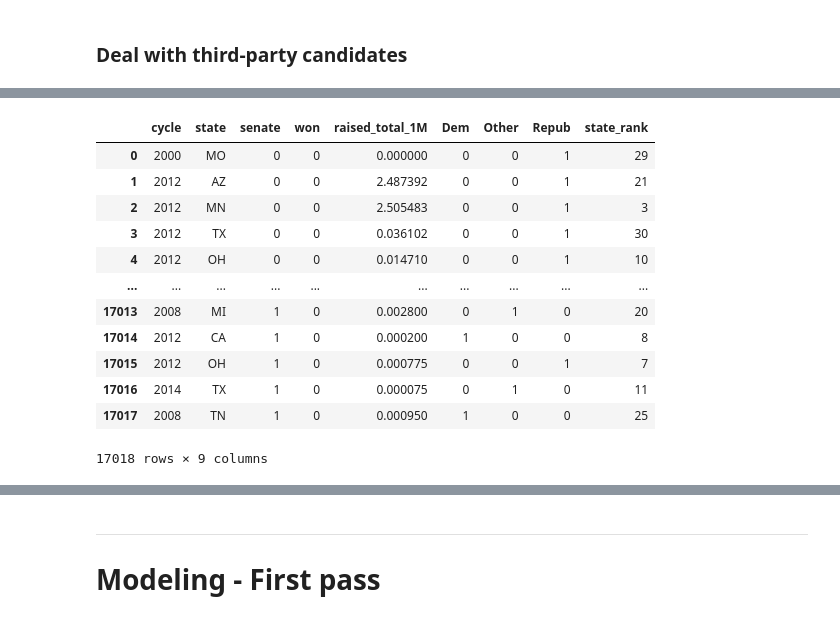
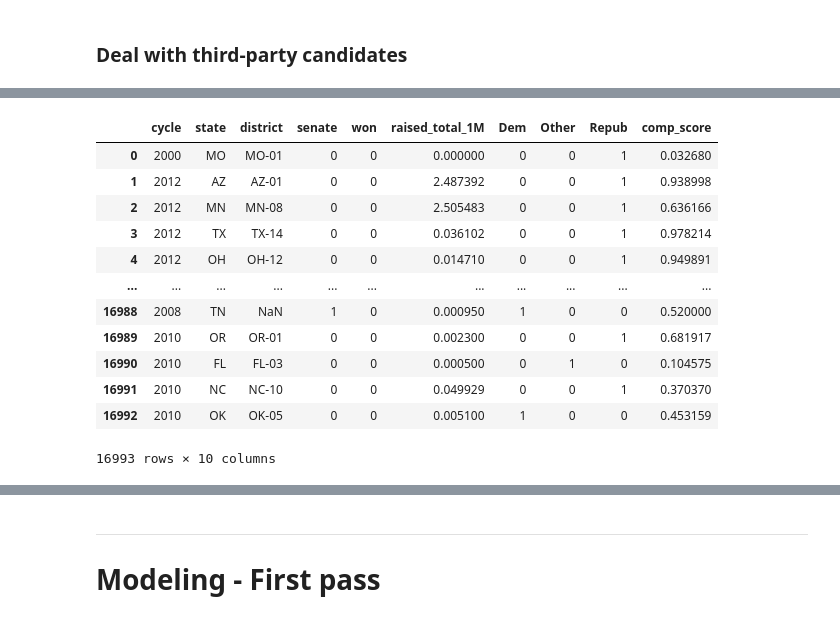
Before and after one commit to APascale2021/dsir_capstone, a Jupyter notebook: notebooks/03_Candidate_Models.ipynb, the cells around one changed output, grey strips where cells are left out. Cells and saved outputs as stored; diff of their text form; code cells hidden in the pictures.

```diff
--- a/notebooks/03_Candidate_Models.ipynb
+++ b/notebooks/03_Candidate_Models.ipynb
@@ -382,17 +591,17 @@ independent_candidates.head()
-# %%
-# Manually reassign Bernie Sanders, Angus King, & Joe Lieberman to Democratic party
-in_cycle.iloc[5743, 3] = 'D'
-in_cycle.iloc[7934, 3] = 'D'
-in_cycle.iloc[8183, 3] = 'D'
-in_cycle.iloc[15425, 3] = 'D'
-in_cycle.iloc[15544, 3] = 'D'
-
-in_cycle.iloc[15215, 3] = 'D'
-
-in_cycle.iloc[16171, 3] = 'D'
-
-# Manually reassign Lisa Murkowski to Republican party
-in_cycle.iloc[14842, 3] = 'R'
+# %%
+# Manually reassign Bernie Sanders, Angus King, & Joe Lieberman to Democratic party
+bernie = in_cycle[in_cycle['candidate_name']=='Bernie Sanders'].index
+angus = in_cycle[in_cycle['candidate_name']=='Angus King'].index
+lieberman = in_cycle[in_cycle['candidate_name']=='Joe Lieberman'].index
+reassign_index = bernie.values.tolist() + angus.values.tolist() + lieberman.values.tolist()
+
+for i in reassign_index:
+    in_cycle.iloc[i, 3] = 'D'
+
+# Manually reassign Lisa Murkowski to Republican party
+m = in_cycle[in_cycle['candidate_name']=='Lisa Murkowski'].index
+
+in_cycle.iloc[m, 3] = 'R'
 # %%
 # That leaves very few winning campaigns outside the 2-party structure
 boolean_filter = in_cycle.party.isin(third_parties)
@@ -415,6 +624,6 @@ O    3923
 Name: party, dtype: int64
 # %%
-features = in_cycle[['cycle', 'party', 'state', 'campaign', 'won', 'raised_total_1M']]
+features = in_cycle[['cycle', 'party', 'state', 'district', 'campaign', 'won', 'raised_total_1M']]
 party = pd.get_dummies(features['party'])
 party
 # %% [output]
@@ -478,26 +671,26 @@ def map_state_rank(df, senate_rank, house_rank):
         if row['senate']==1:
             state_rank.append(senate_rank[row['state']])
         else:
-            state_rank.append(house_rank[row['state']])
+            state_rank.append(house_rank[row['district']])
 
         i += 1
 
     return pd.Series(state_rank)
 # %%
-features['state_rank'] = map_state_rank(features[['state', 'senate']], senate_rank, house_rank)
+features['comp_score'] = map_state_rank(features[['senate', 'state', 'district']], senate_rank, house_rank)
 features
 # %% [output]
-|  | cycle | state | senate | won | raised_total_1M | Dem | Other | Repub | state_rank |
-| 0 | 2000 | MO | 0 | 0 | 0.000000 | 0 | 0 | 1 | 29 |
-| 1 | 2012 | AZ | 0 | 0 | 2.487392 | 0 | 0 | 1 | 21 |
-| 2 | 2012 | MN | 0 | 0 | 2.505483 | 0 | 0 | 1 | 3 |
-| 3 | 2012 | TX | 0 | 0 | 0.036102 | 0 | 0 | 1 | 30 |
-| 4 | 2012 | OH | 0 | 0 | 0.014710 | 0 | 0 | 1 | 10 |
-| ... | ... | ... | ... | ... | ... | ... | ... | ... | ... |
-| 17013 | 2008 | MI | 1 | 0 | 0.002800 | 0 | 1 | 0 | 20 |
-| 17014 | 2012 | CA | 1 | 0 | 0.000200 | 1 | 0 | 0 | 8 |
-| 17015 | 2012 | OH | 1 | 0 | 0.000775 | 0 | 0 | 1 | 7 |
-| 17016 | 2014 | TX | 1 | 0 | 0.000075 | 0 | 1 | 0 | 11 |
-| 17017 | 2008 | TN | 1 | 0 | 0.000950 | 1 | 0 | 0 | 25 |
+|  | cycle | state | district | senate | won | raised_total_1M | Dem | Other | Repub | comp_score |
+| 0 | 2000 | MO | MO-01 | 0 | 0 | 0.000000 | 0 | 0 | 1 | 0.032680 |
+| 1 | 2012 | AZ | AZ-01 | 0 | 0 | 2.487392 | 0 | 0 | 1 | 0.938998 |
+| 2 | 2012 | MN | MN-08 | 0 | 0 | 2.505483 | 0 | 0 | 1 | 0.636166 |
+| 3 | 2012 | TX | TX-14 | 0 | 0 | 0.036102 | 0 | 0 | 1 | 0.978214 |
+| 4 | 2012 | OH | OH-12 | 0 | 0 | 0.014710 | 0 | 0 | 1 | 0.949891 |
+| ... | ... | ... | ... | ... | ... | ... | ... | ... | ... | ... |
+| 16988 | 2008 | TN | NaN | 1 | 0 | 0.000950 | 1 | 0 | 0 | 0.520000 |
+| 16989 | 2010 | OR | OR-01 | 0 | 0 | 0.002300 | 0 | 0 | 1 | 0.681917 |
+| 16990 | 2010 | FL | FL-03 | 0 | 0 | 0.000500 | 0 | 1 | 0 | 0.104575 |
+| 16991 | 2010 | NC | NC-10 | 0 | 0 | 0.049929 | 0 | 0 | 1 | 0.370370 |
+| 16992 | 2010 | OK | OK-05 | 0 | 0 | 0.005100 | 1 | 0 | 0 | 0.453159 |
-17018 rows × 9 columns
+16993 rows × 10 columns
 # %%
```
Also changed, not shown: parts of 71 cells of this notebook, 1 other file.
